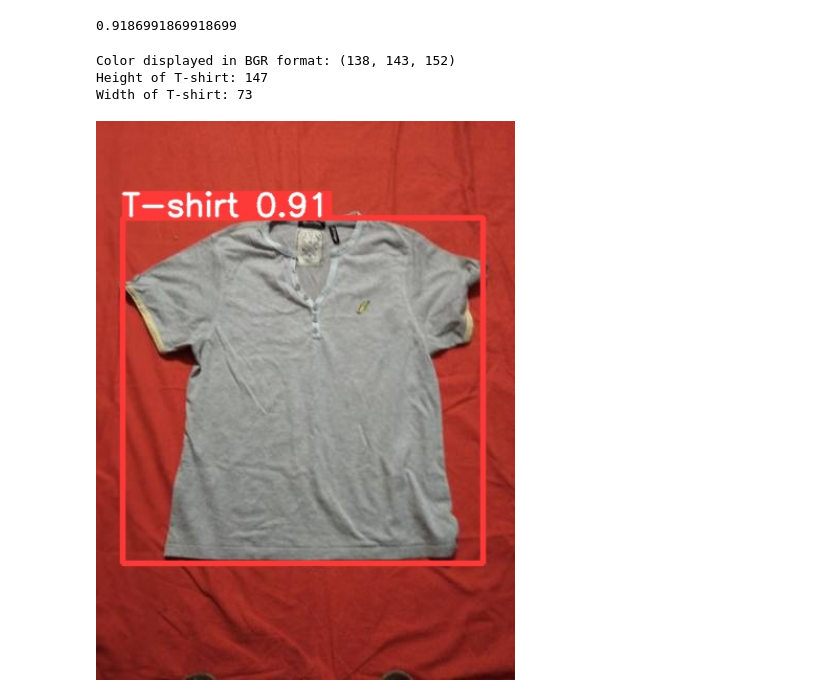
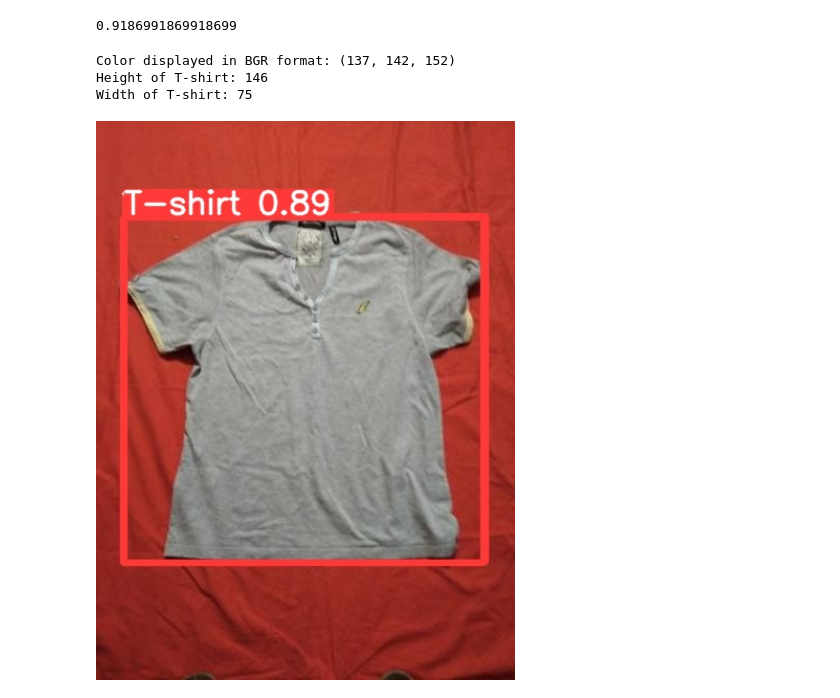
Before and after one commit to pradeepuNIT/T-shirt-Object-Detection, a Jupyter notebook: Object Detection.ipynb, the cells around one changed output. Drawn from its saved outputs; the diff is of its cells as text; code cells hidden in the pictures.

```diff
--- a/Object Detection.ipynb
+++ b/Object Detection.ipynb
@@ -237,29 +237,33 @@ print(AP) # Average precision value 0.918
 # %%
 # Detecting t-shirt color(bgr), height, width
 
 import cv2
 
-# read the image
-img = cv2.imread('/home/ave0235/Downloads/Neural Foundry/yolov5/runs/detect/exp5/2cc6e505-1a89-42e0-8177-017118117027.jpg')
+def get_tshirt_color(image_path, label_path):
+    # read the image
+    img = cv2.imread(image_path)
 
-# read the label file and extract bounding box coordinates
-with open('/home/ave0235/Downloads/Neural Foundry/yolov5/runs/detect/exp5/labels/2cc6e505-1a89-42e0-8177-017118117027.txt', 'r') as f:
-    lines = f.readlines()
-    for line in lines:
-        class_id, xmin, ymin, xmax, ymax, score = line.strip().split()
-        xmin, ymin, xmax, ymax = int(float(xmin) * img.shape[1]), int(float(ymin) * img.shape[0]), int(float(xmax) * img.shape[1]), int(float(ymax) * img.shape[0])
-        tshirt = img[ymin:ymax, xmin:xmax]
-        color = cv2.mean(tshirt)
-        color = tuple(map(int, color[:3]))
-        width, height = tshirt.shape[:2]
-        print("Color displayed in BGR format:", color)
-        print("Height of T-shirt:", height)
-        print("Width of T-shirt:", width)
+    # read the label file and extract bounding box coordinates
+    with open(label_path, 'r') as f:
+        lines = f.readlines()
+        for line in lines:
+            class_id, xmin, ymin, xmax, ymax, score = line.strip().split()
+            xmin, ymin, xmax, ymax = int(float(xmin) * img.shape[1]), int(float(ymin) * img.shape[0]), int(float(xmax) * img.shape[1]), int(float(ymax) * img.shape[0])
+            tshirt = img[ymin:ymax, xmin:xmax]
+            color = cv2.mean(tshirt)
+            color = tuple(map(int, color[:3]))
+            width, height = tshirt.shape[:2]
+            print("Color displayed in BGR format:", color)
+            print("Height of T-shirt:", height)
+            print("Width of T-shirt:", width)
 
+image_path = '/home/ave0235/Downloads/Neural Foundry/yolov5/runs/detect/exp9/2cc6e505-1a89-42e0-8177-017118117027.jpg'
+label_path = '/home/ave0235/Downloads/Neural Foundry/yolov5/runs/detect/exp9/labels/2cc6e505-1a89-42e0-8177-017118117027.txt'
+get_tshirt_color(image_path, label_path)
 
-Image(filename='/home/ave0235/Downloads/Neural Foundry/yolov5/runs/detect/exp5/2cc6e505-1a89-42e0-8177-017118117027.jpg', width=500)
+Image(filename='/home/ave0235/Downloads/Neural Foundry/yolov5/runs/detect/exp9/2cc6e505-1a89-42e0-8177-017118117027.jpg', width=500)
 # %% [output]
-Color displayed in BGR format: (138, 143, 152)
-Height of T-shirt: 147
-Width of T-shirt: 73
+Color displayed in BGR format: (137, 142, 152)
+Height of T-shirt: 146
+Width of T-shirt: 75
-[figure, old version]
+[figure, new version]
```
Also changed, not shown: parts of 4 cells of this notebook.
